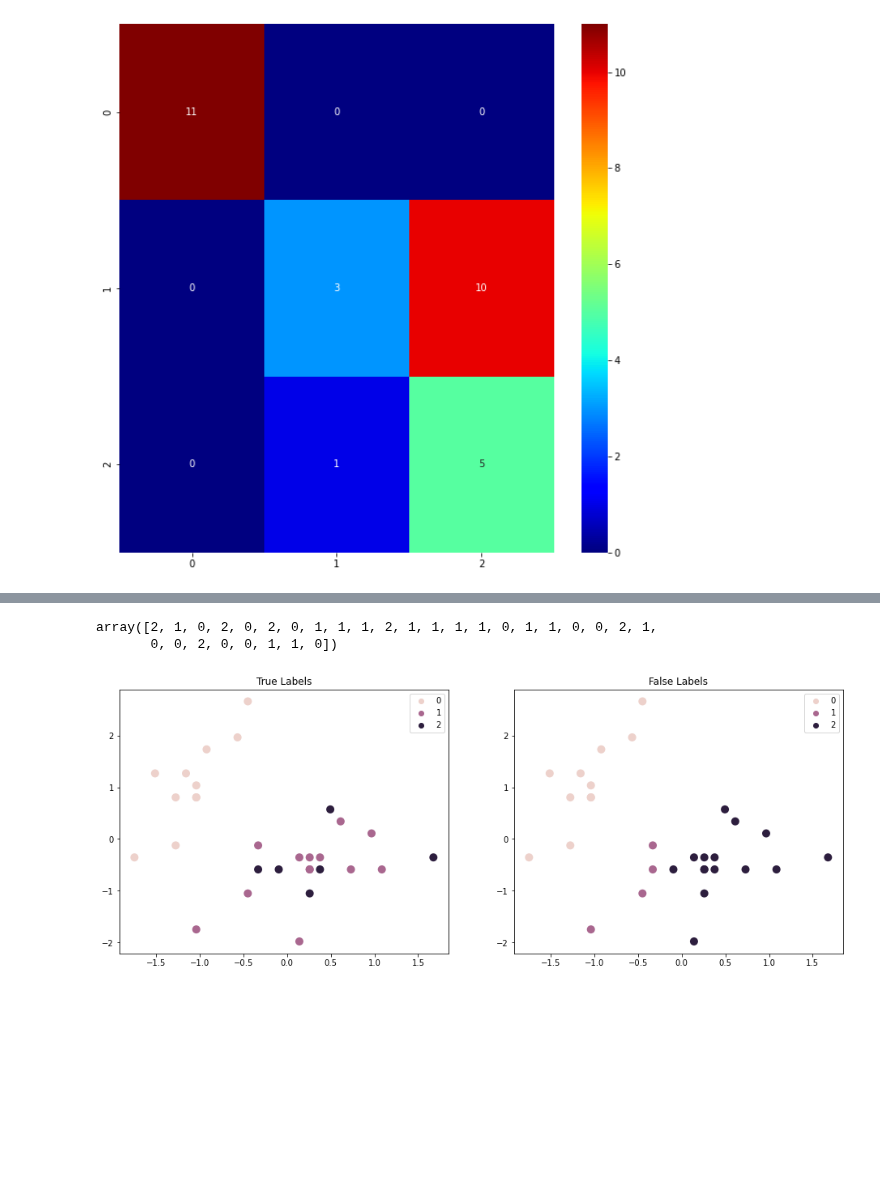
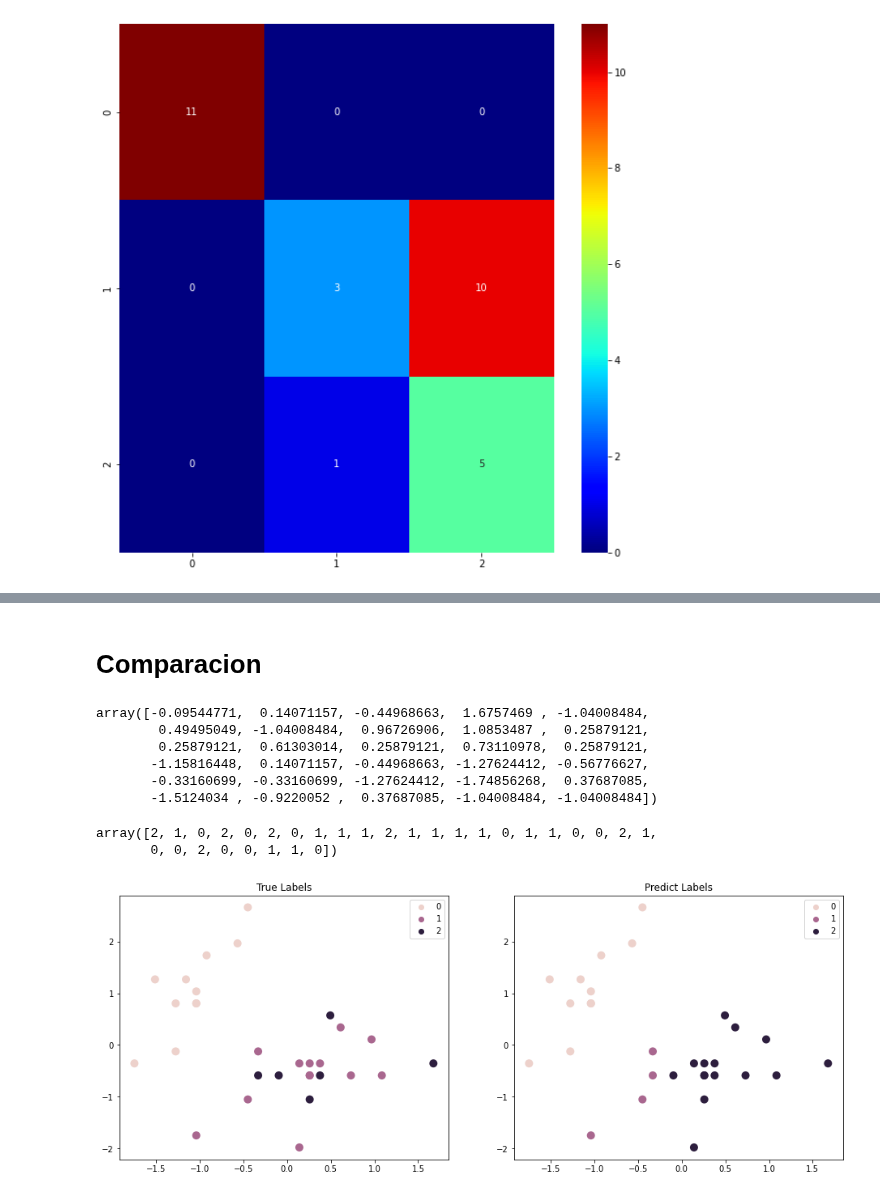
Before and after one commit to BlasFerreira/Machine_Learning, a Jupyter notebook: 3_Deep_Learning/Artificial_Neural_Networks/TensorFlow/1_Iris_case/Iris_Case.ipynb, the cells around one changed output, grey strips where cells are left out. Cells and saved outputs as stored; diff of their text form; code cells hidden in the pictures; blank space fills up the shorter version.

Commit message:
Comparacion Labels

```diff
--- a/3_Deep_Learning/Artificial_Neural_Networks/TensorFlow/1_Iris_case/Iris_Case.ipynb
+++ b/3_Deep_Learning/Artificial_Neural_Networks/TensorFlow/1_Iris_case/Iris_Case.ipynb
@@ -231,17 +220,28 @@ array([-0.09544771,  0.14071157, -0.44968663,  1.6757469 , -1.04008484,
-# %%
-y_test
-# %% [output]
-array([2, 1, 0, 2, 0, 2, 0, 1, 1, 1, 2, 1, 1, 1, 1, 0, 1, 1, 0, 0, 2, 1,
-       0, 0, 2, 0, 0, 1, 1, 0])
-# %%
-# Un scatter plot para visualizar dos variables
-fig, axs = plt.subplots(1,2,figsize=(16,6))
-# True
-sns.scatterplot(x=X_test_scal[:,0], y=X_test_scal[:,1], hue = y_test, linewidth=0, alpha = 1,ax= axs[0],s=100)
-axs[0].set_title('True Labels')
-# Predict
-sns.scatterplot(x=X_test_scal[:,0], y=X_test_scal[:,1], hue = y_pred, linewidth=0, alpha = 1,ax= axs[1],s=100)
-axs[1].set_title('False Labels')
-plt.show()
-# %% [output]
-[figure, removed]
+# %% [markdown]
+# Comparacion
+# %%
+X_test_scal[:,0]
+# %% [output]
+array([-0.09544771,  0.14071157, -0.44968663,  1.6757469 , -1.04008484,
+        0.49495049, -1.04008484,  0.96726906,  1.0853487 ,  0.25879121,
+        0.25879121,  0.61303014,  0.25879121,  0.73110978,  0.25879121,
+       -1.15816448,  0.14071157, -0.44968663, -1.27624412, -0.56776627,
+       -0.33160699, -0.33160699, -1.27624412, -1.74856268,  0.37687085,
+       -1.5124034 , -0.9220052 ,  0.37687085, -1.04008484, -1.04008484])
+# %%
+y_test
+# %% [output]
+array([2, 1, 0, 2, 0, 2, 0, 1, 1, 1, 2, 1, 1, 1, 1, 0, 1, 1, 0, 0, 2, 1,
+       0, 0, 2, 0, 0, 1, 1, 0])
+# %%
+# Un scatter plot para visualizar dos variables
+fig, axs = plt.subplots(1,2,figsize=(16,6))
+# True
+sns.scatterplot(x=X_test_scal[:,0], y=X_test_scal[:,1], hue = y_test, linewidth=0, alpha = 1,ax= axs[0],s=100)
+axs[0].set_title('True Labels')
+# Predict
+sns.scatterplot(x=X_test_scal[:,0], y=X_test_scal[:,1], hue = y_pred, linewidth=0, alpha = 1,ax= axs[1],s=100)
+axs[1].set_title('Predict Labels')
+plt.show()
+# %% [output]
+[figure, added]
```
Also changed, not shown: parts of 9 cells of this notebook.
